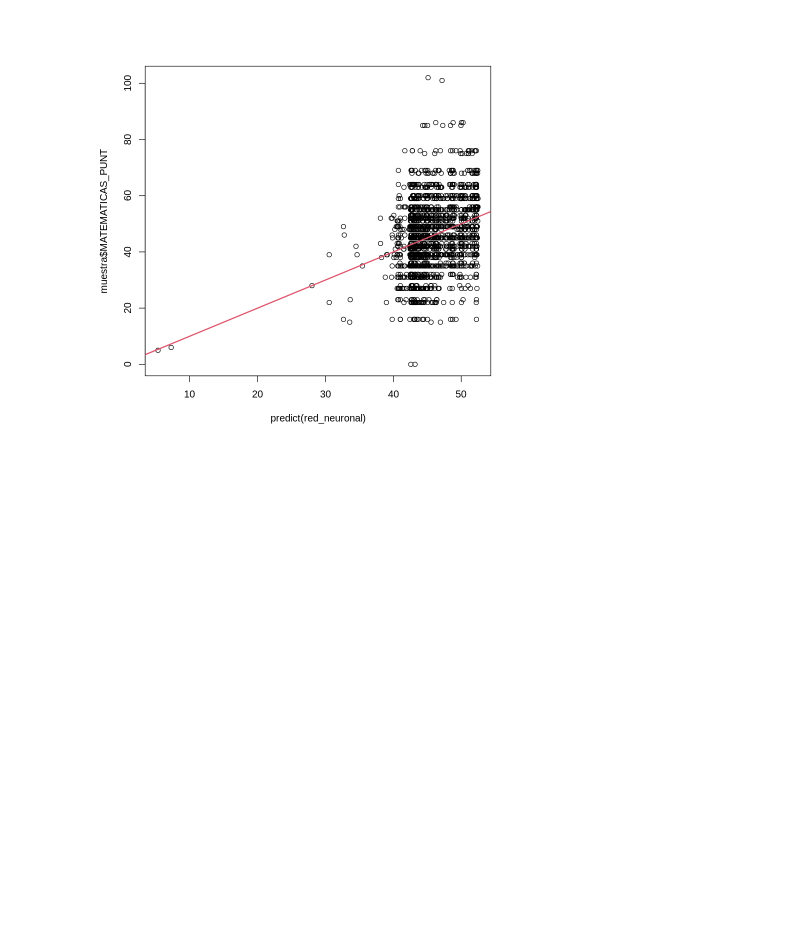
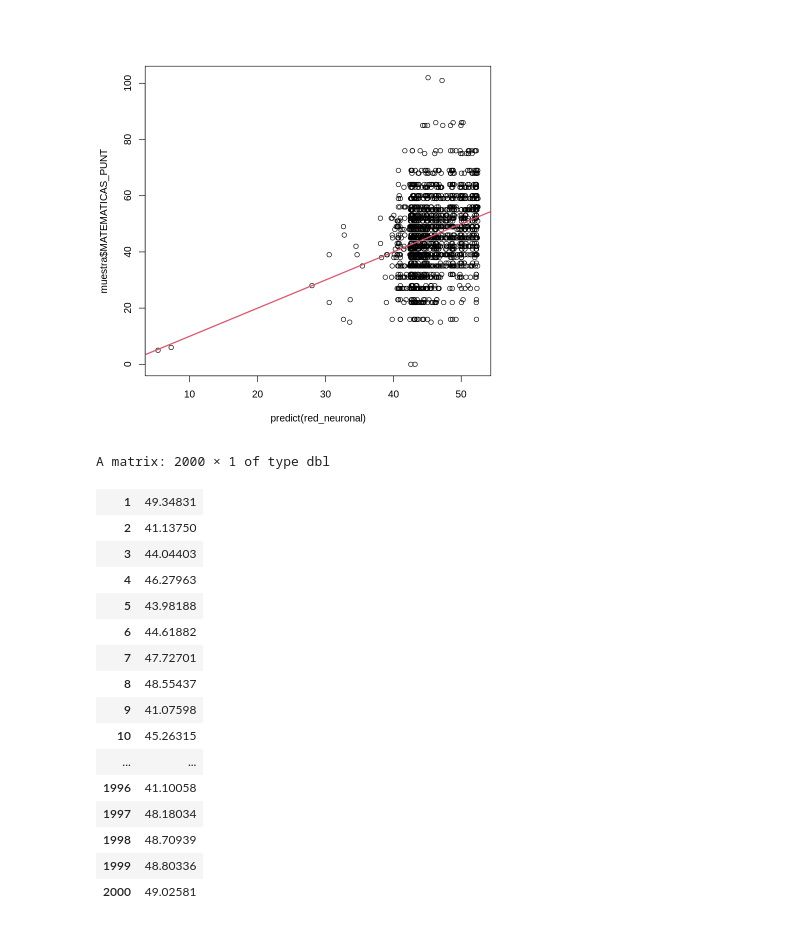
Before and after one commit to elqvixote/CODIGO_TRADING_R_PLATZI, a Jupyter notebook: 03_Red_Neuronal_Saber11.ipynb, the cells around one changed output. Drawn from its saved outputs; the diff is of its cells as text; code cells hidden in the pictures; blank space fills up the shorter version.

```diff
--- a/03_Red_Neuronal_Saber11.ipynb
+++ b/03_Red_Neuronal_Saber11.ipynb
@@ -73,3 +95,23 @@ plot(muestra$MATEMATICAS_PUNT ~ predict(red_neuronal))
 abline(0, 1, lwd = 2, col = 2)
 # %% [output]
 [figure]
+# %%
+predict(red_neuronal)
+# %% [output]
+A matrix: 2000 × 1 of type dbl
+| 1 | 49.34831 |
+| 2 | 41.13750 |
+| 3 | 44.04403 |
+| 4 | 46.27963 |
+| 5 | 43.98188 |
+| 6 | 44.61882 |
+| 7 | 47.72701 |
+| 8 | 48.55437 |
+| 9 | 41.07598 |
+| 10 | 45.26315 |
+| ... | ... |
+| 1996 | 41.10058 |
+| 1997 | 48.18034 |
+| 1998 | 48.70939 |
+| 1999 | 48.80336 |
+| 2000 | 49.02581 |
```
Also changed, not shown: parts of 4 cells of this notebook.
